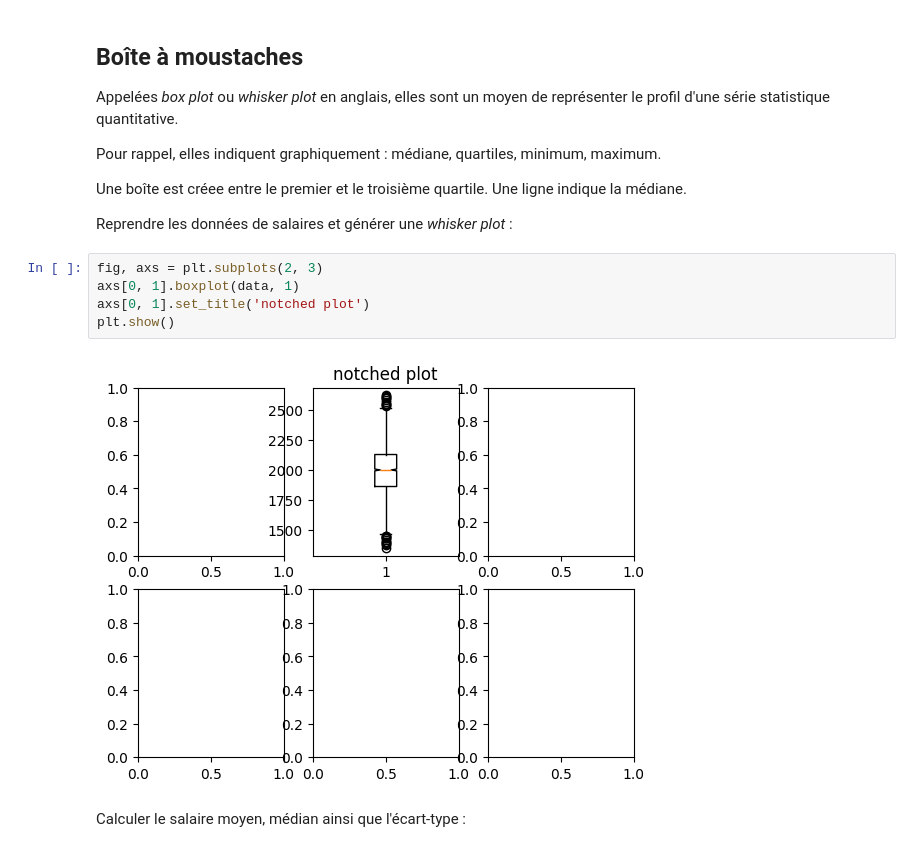
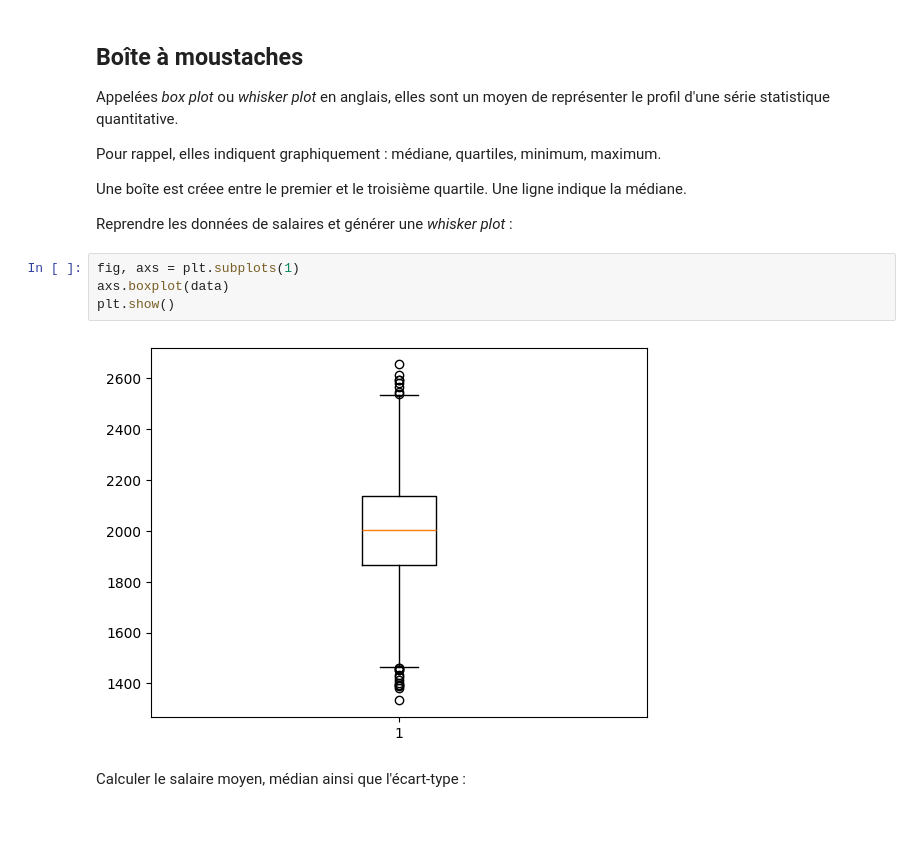
Before and after one commit to Hastide/Stats_TP1, a Jupyter notebook: TP1-statistiques-une variable.ipynb, the cells around one changed output. Drawn from its saved outputs; the diff is of its cells as text; blank space fills up the shorter version.

Commit message:
continuing tp stats (starting wisker plot part)

```diff
--- a/TP1-statistiques-une variable.ipynb
+++ b/TP1-statistiques-une variable.ipynb
@@ -66,11 +66,10 @@ Une boîte est créee entre le premier et le troisième quartile. Une ligne indi
 
 Reprendre les données de salaires et générer une _whisker plot_ :
 # %%
-fig, axs = plt.subplots(2, 3)
-axs[0, 1].boxplot(data, 1)
-axs[0, 1].set_title('notched plot')
+fig, axs = plt.subplots(1)
+axs.boxplot(data)
 plt.show()
 # %% [output]
-[figure, old version]
+[figure, new version]
 # %% [markdown]
 Calculer le salaire moyen, médian ainsi que l'écart-type :
```
Also changed, not shown: parts of 2 cells of this notebook.
